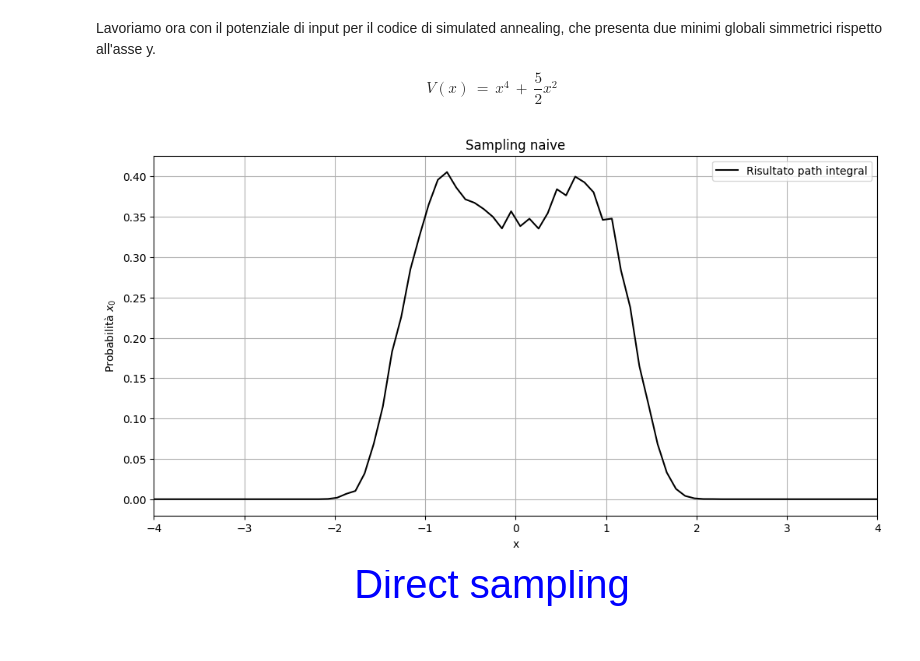
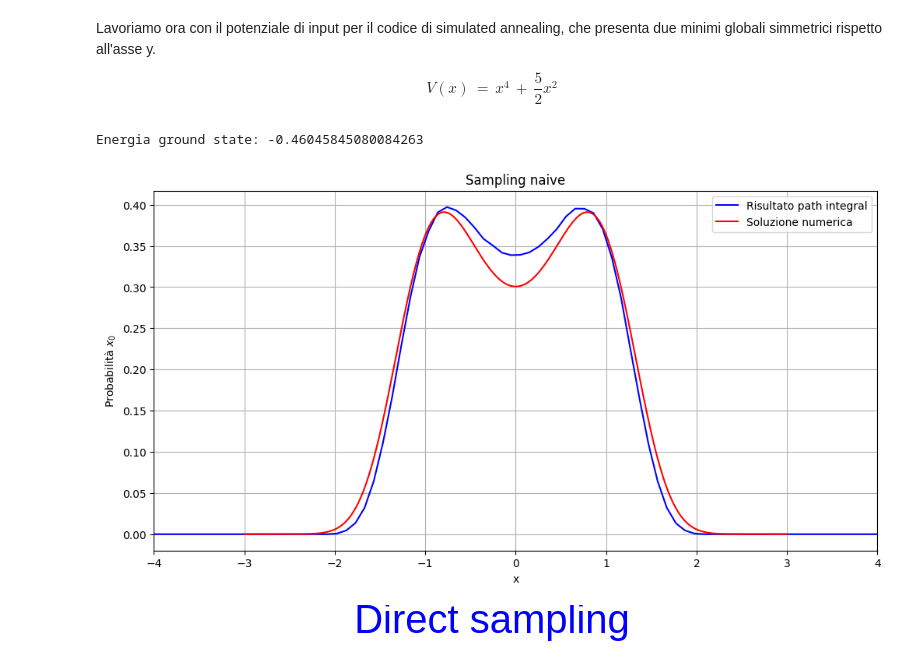
Before and after one commit to Negrini085/FSA, a Jupyter notebook: monteCarloPath/path.ipynb, the cells around one changed output. Cells and saved outputs as stored; diff of their text form; code cells hidden in the pictures.

Commit message:
Plot sistemato, funziona path integral

```diff
--- a/monteCarloPath/path.ipynb
+++ b/monteCarloPath/path.ipynb
@@ -88,24 +88,58 @@ Lavoriamo ora con il potenziale di input per il codice di simulated annealing, c
 $$
 V\left(x\right)\,=\,x^4\,+\,\frac{5}{2}x^2
 $$
+# %%
+def pot(x):
+    return x**4-5./2.*x**2
+
+hbar = 1
+m = 1
+a = 6.    #grid length
+N = 1000  #iterations
+
+x = np.linspace(-a/2.,a/2.,N)
+dx = x[1]-x[0]
+V = pot(x)
+
+#build the matrix representing Schrodinger's eq
+CDiff = np.diag(np.ones(N-1),-1)-2*np.diag(np.ones(N),0)+np.diag(np.ones(N-1),1)
+H = (-(hbar**2)*CDiff)/(2*m*dx**2) + np.diag(V)
+
+# Compute eigenvectors and eigenvalues
+E,psi = np.linalg.eigh(H)
+
+# Take the transpose & normalize
+psi = np.transpose(psi)
+psi = psi/np.sqrt(dx)
+
+#now psi[0] is the ground state (approximate) wavefunction and E[0] it's energy
+print('Energia ground state:',E[0])
+# %% [output]
+Energia ground state: -0.46045845080084263
 # %%
 plt.figure(figsize=(12,6))
 
-x = np.linspace(-4, 4, 80)
+x1 = np.linspace(-4, 4, 80)
 appo = np.loadtxt('naiveBucaPath/histo.dat')
 
-plt.plot(x,appo/sum((x[1]-x[0])*appo), color = 'black', label = 'Risultato path integral')
+area = 0; dx = x1[1] - x1[0]
+for i in range(0, len(x1)-1):
+    area += dx * (appo[i+1] + appo[i])/2
+appo = appo/area
+
+plt.plot(x1,appo , color = 'blue', label = 'Risultato path integral')
+plt.plot(x,(psi[0])**2, color = 'red', label = 'Soluzione numerica')
 
 plt.xlabel("x")
 plt.xlim((-4,4))
 plt.ylabel(r"Probabilità $x_0$")
 plt.title("Sampling naive")
 
 plt.grid(True)
 plt.legend()
 plt.show()
 # %% [output]
-[figure, old version]
+[figure, new version]
 # %% [markdown]
 <div style="text-align: center;">
     <span style="color: blue; font-size: 40px;"> Direct sampling</span>
```
